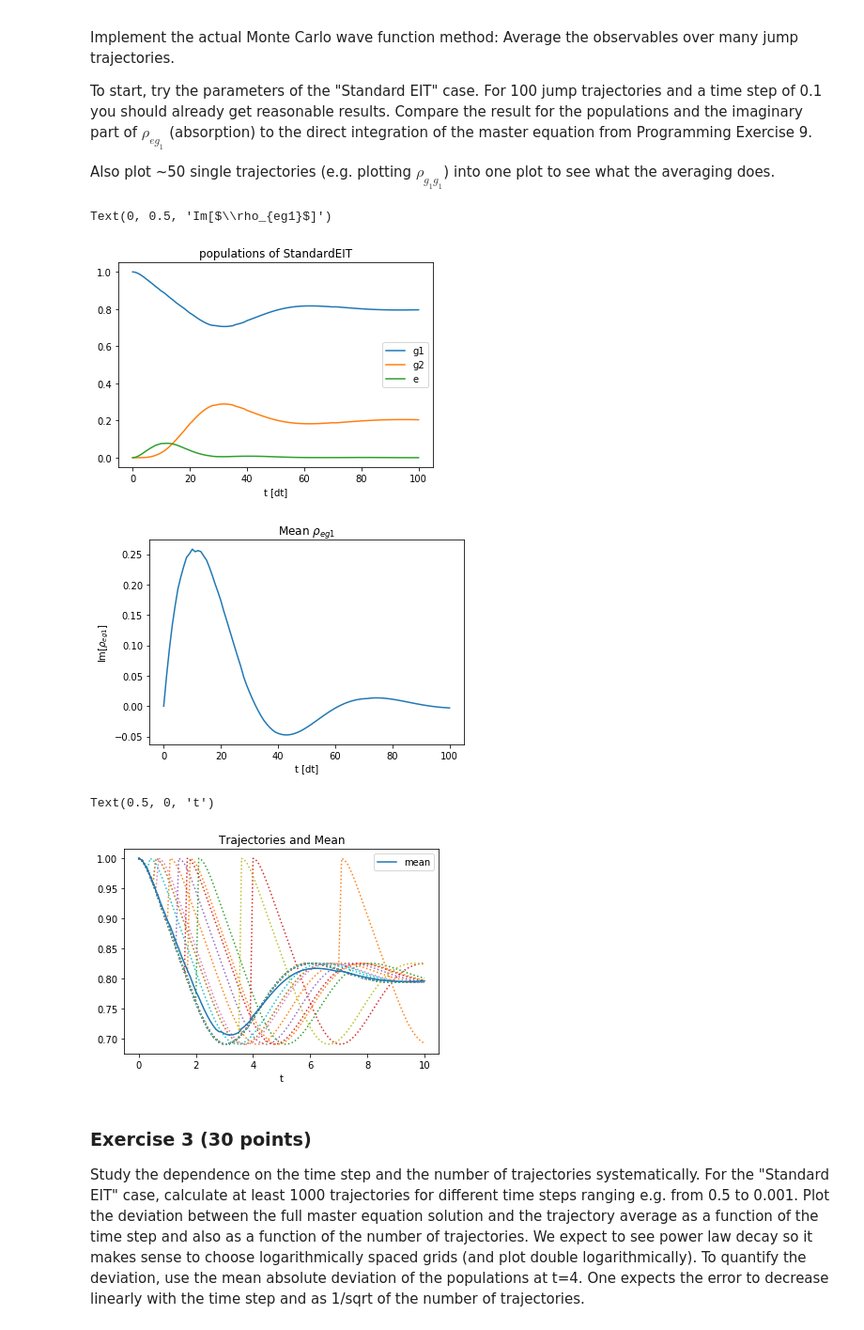
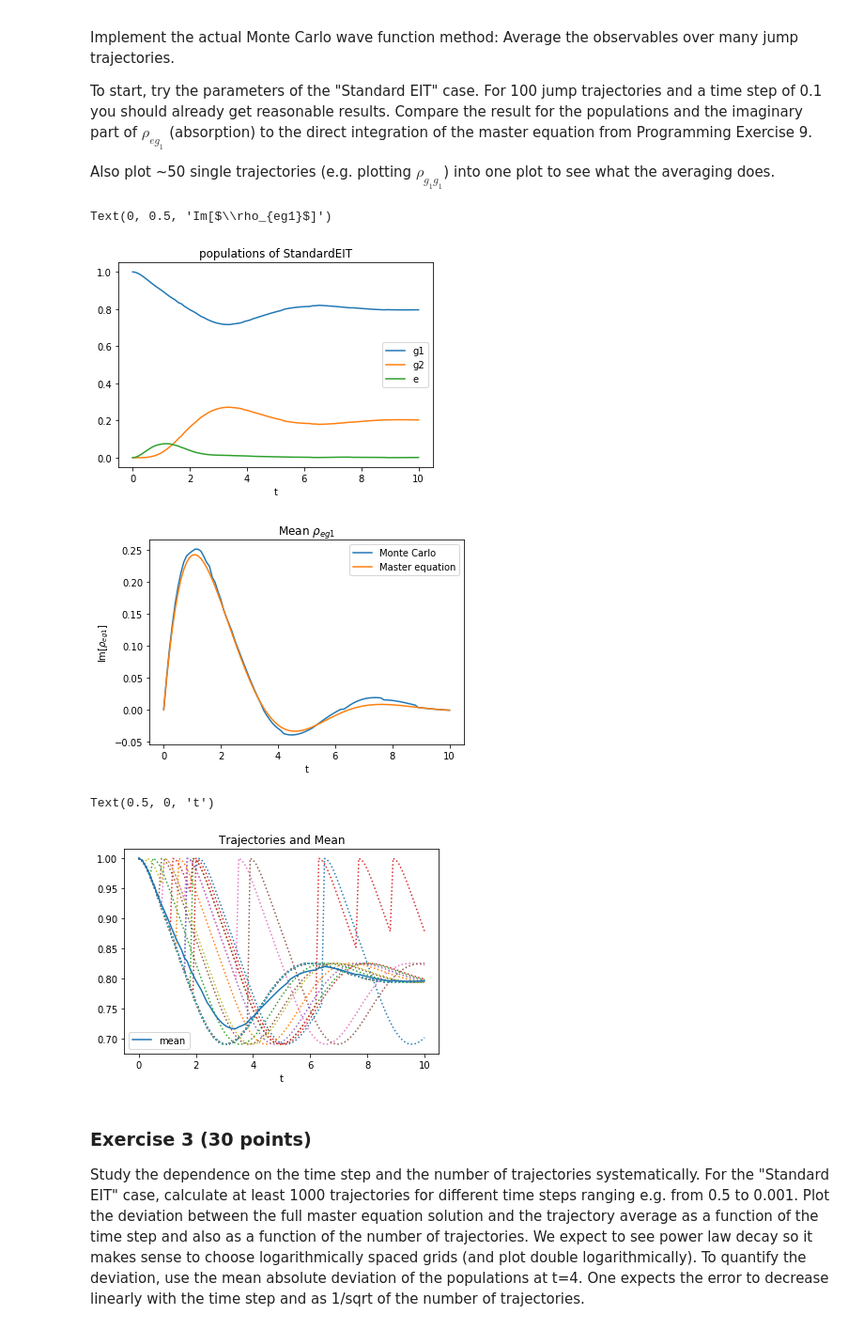
Before and after one commit to ml4cdeca/ComputationalQuantumDynamics, a Jupyter notebook: blatt10/exercise10.ipynb, the cells around one changed output. Shown: that part at 94% size. Saved outputs shown, nothing was run; the diff lists cells and outputs as text; code cells hidden in the pictures.

```diff
--- a/blatt10/exercise10.ipynb
+++ b/blatt10/exercise10.ipynb
@@ -96,7 +96,7 @@ def algorithm(psi0,H,Gamma,endTime,dt):
         psi.append(nextPsi)
         rhoeg1t.append(nextPsi[2]*nextPsi[0].conj())
 
-    return psi,rhoeg1t
+    return np.array(psi),rhoeg1t
 # %%
 # Standard EIT
 omeP = 1
@@ -159,23 +160,28 @@ for n in range(N):
 trajectories=np.abs(np.array(trajectories))**2
 meantr=np.mean(trajectories,axis=0)
 meanrho=np.mean(np.array(rhoeg1s).imag,axis=0)
+# %%
+#load previous results.
+master=np.load('populations.npy')
 # %%
 #print(meanrho)
-lines=plt.plot(meantr)
+
+lines=plt.plot(t,meantr)
 plt.legend(lines,['g1','g2','e'])
 plt.title('populations of StandardEIT')
-plt.xlabel('t [dt]')
+plt.xlabel('t')
 plt.figure()
-plt.plot(meanrho)
+plt.plot(t,meanrho,label='Monte Carlo')
+plt.plot(t,master[:,2,0].imag,label='Master equation')
+plt.legend()
 plt.title(r'Mean $\rho_{eg1}$')
-plt.xlabel('t [dt]')
+plt.xlabel('t')
 plt.ylabel(r"Im[$\rho_{eg1}$]")
 # %% [output]
 Text(0, 0.5, 'Im[$\\rho_{eg1}$]')
-[figure, old version]
+[figure, new version]
-[figure, old version]
+[figure, new version]
 # %%
-t=np.arange(0,10.1,0.1)
 for i in range(50):
     plt.plot(t,trajectories[i,:,0],linestyle=":")
 plt.plot(t,meantr[:,0],label='mean')
@@ -184,7 +190,7 @@ plt.title('Trajectories and Mean')
 plt.xlabel('t')
 # %% [output]
 Text(0.5, 0, 't')
-[figure, old version]
+[figure, new version]
 # %% [markdown]
 ### Exercise 3 (30 points)
 
```
Also changed, not shown: parts of 8 cells of this notebook, 2 other files.
